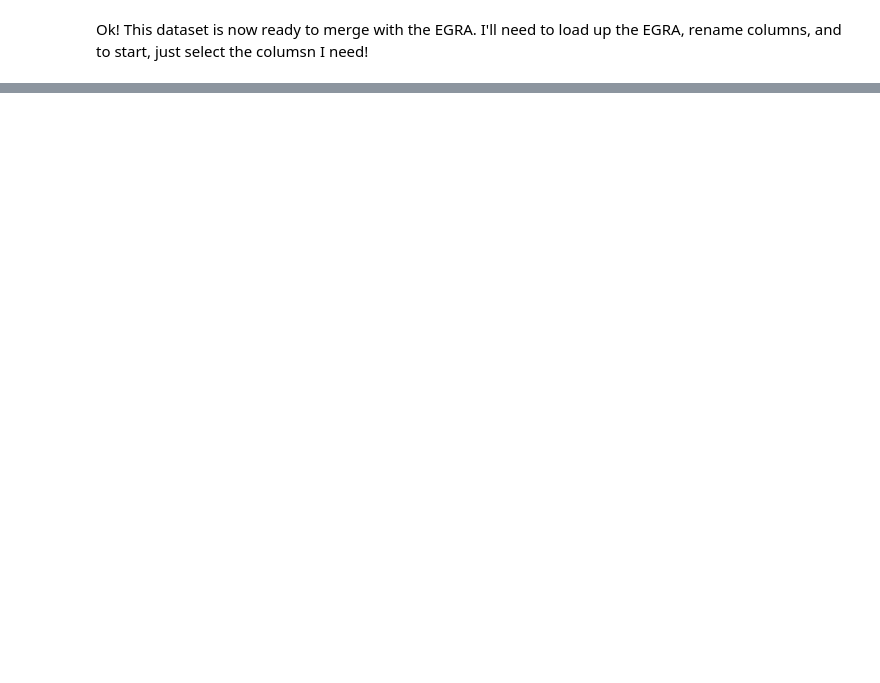
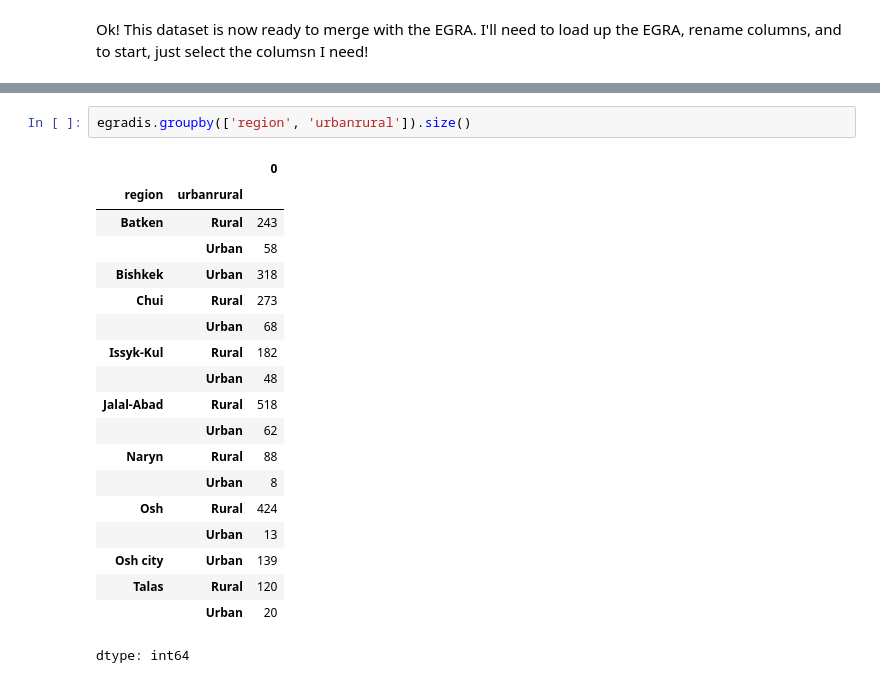
Before and after one commit to Jonchyk/Vis, a Jupyter notebook: PS1_vis_.ipynb, the cells around one changed output, grey strips where cells are left out. Drawn from its saved outputs; the diff is of its cells as text; blank space fills up the shorter version.

```diff
--- a/PS1_vis_.ipynb
+++ b/PS1_vis_.ipynb
@@ -556,0 +637,22 @@ Ok! This dataset is now ready to merge with the EGRA. I'll need to load up the E
+# %%
+egradis.groupby(['region', 'urbanrural']).size()
+# %% [output]
+|  |  | 0 |
+| region | urbanrural |  |
+| Batken | Rural | 243 |
+|  | Urban | 58 |
+| Bishkek | Urban | 318 |
+| Chui | Rural | 273 |
+|  | Urban | 68 |
+| Issyk-Kul | Rural | 182 |
+|  | Urban | 48 |
+| Jalal-Abad | Rural | 518 |
+|  | Urban | 62 |
+| Naryn | Rural | 88 |
+|  | Urban | 8 |
+| Osh | Rural | 424 |
+|  | Urban | 13 |
+| Osh city | Urban | 139 |
+| Talas | Rural | 120 |
+|  | Urban | 20 |
+dtype: int64
```
Also changed, not shown: parts of 13 cells of this notebook.
